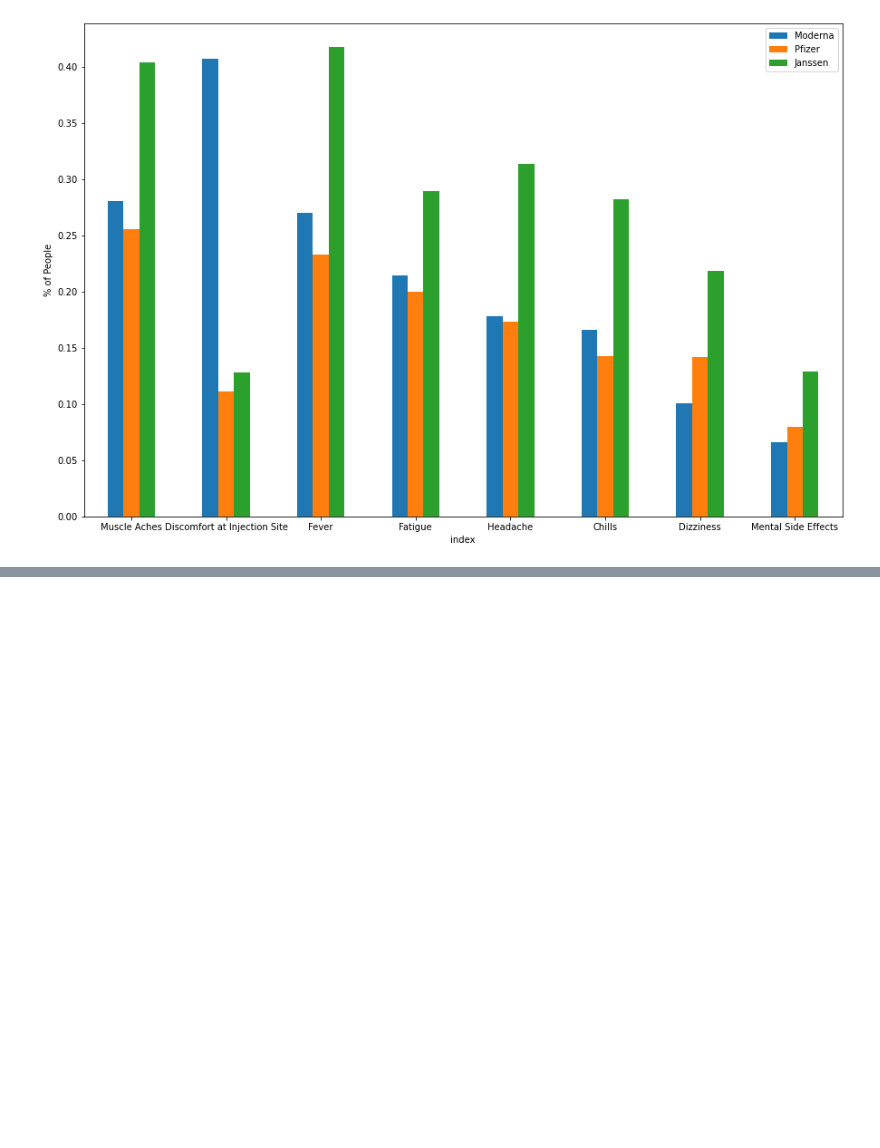
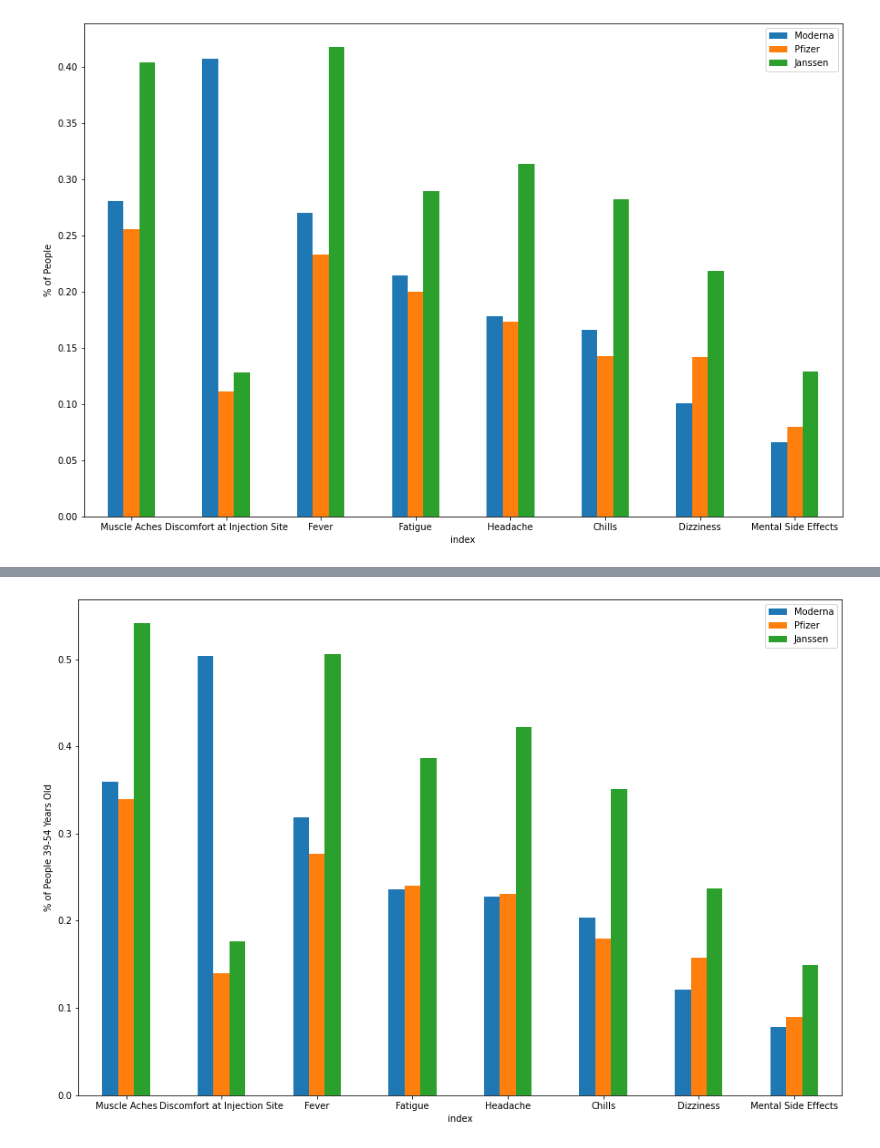
Before and after one commit to atwahl/team_55, a Jupyter notebook: vaers_cleaned.ipynb, the cells around one changed output, grey strips where cells are left out. Cells and saved outputs as stored; diff of their text form; code cells hidden in the pictures; blank space fills up the shorter version.

```diff
--- a/vaers_cleaned.ipynb
+++ b/vaers_cleaned.ipynb
@@ -916,0 +959,2 @@ topsymm.to_csv("clean_data/male_symptoms.csv", index=False)
+# %%
+age39_54 = clean[(clean["AGE_YRS"] >= 39) & (clean["AGE_YRS"] <= 54)]
@@ -916,0 +1226,6 @@ topsymm.to_csv("clean_data/male_symptoms.csv", index=False)
+# %%
+symptoms_39_54 = age_symptoms(age39_54)
+# %%
+symptoms_39_54.plot.bar(ylabel = "% of People 39-54 Years Old", rot=0, figsize = (15,10));
+# %% [output]
+[figure, added]
```
Also changed, not shown: parts of 83 cells of this notebook, 5 other files.
